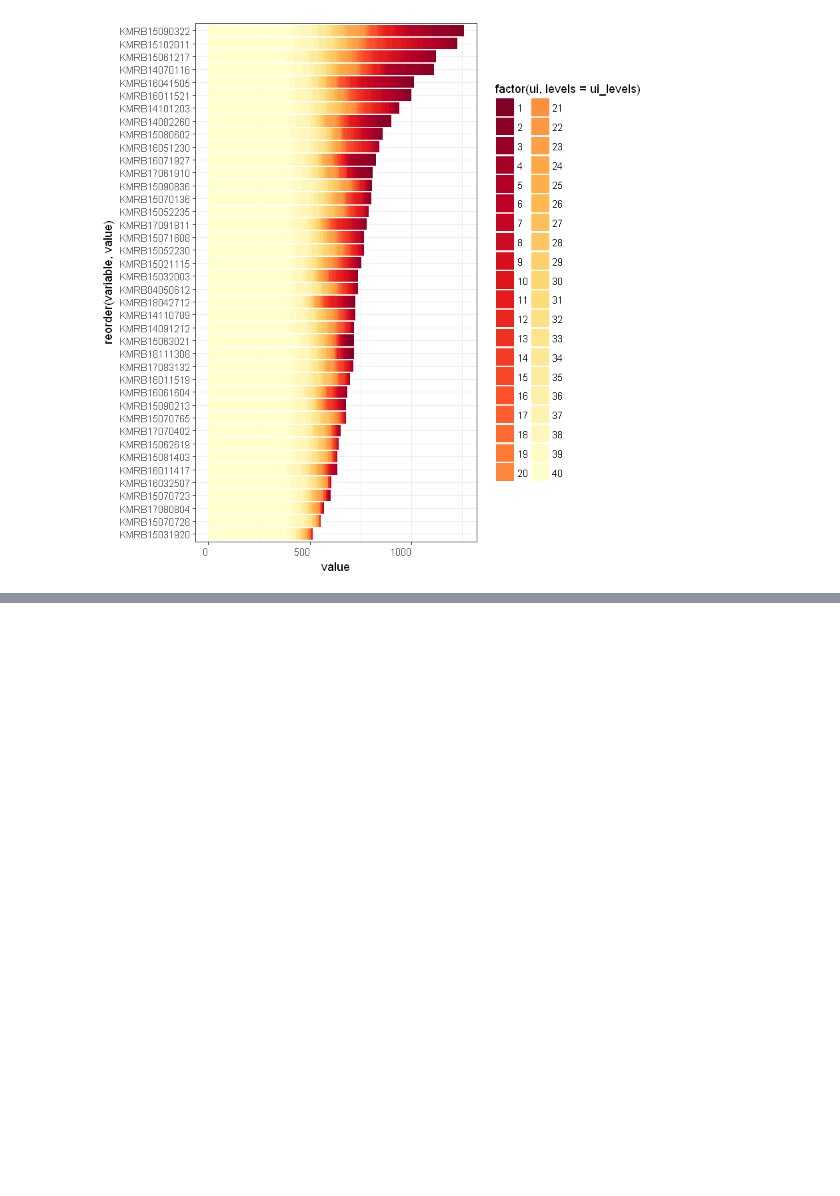
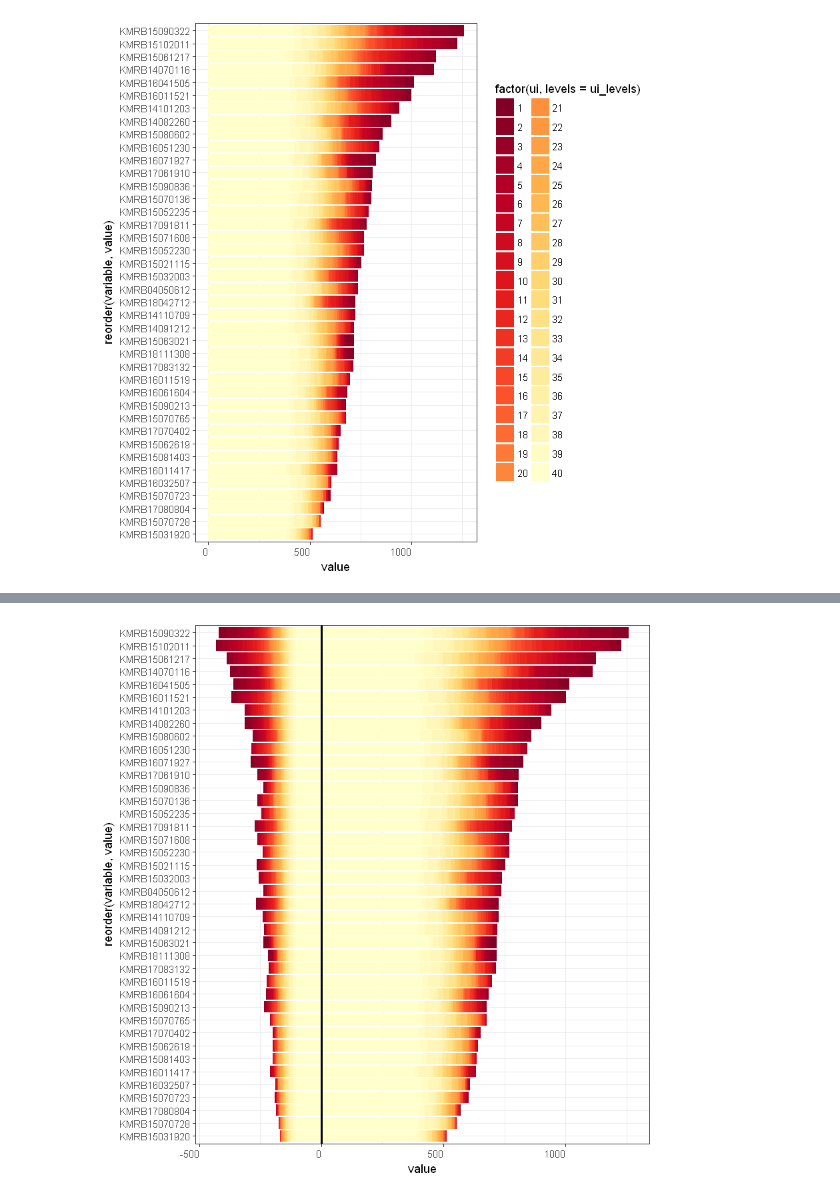
Before and after one commit to KyobinKang/supplementary-Polyporaceae, a Jupyter notebook: MFcount/MF_unique_count.ipynb, the cells around one changed output, grey strips where cells are left out. Cells and saved outputs as stored; diff of their text form; code cells hidden in the pictures; blank space fills up the shorter version.

```diff
--- a/MFcount/MF_unique_count.ipynb
+++ b/MFcount/MF_unique_count.ipynb
@@ -101,0 +102,21 @@ ggplot(ci.count_melt, aes(fill=factor(ui, levels = ui_levels), y=value, x=reorde
+# %%
+# Calculate MF index
+mfi.count <- ci.count
+mfi.count[mfi.count>=1] <- 1
+mfi.count$componentindex <- ci.count$componentindex
+# %%
+mfi.count2 <- cbind(mfi.count, ui)
+mfi.count_melt <- melt(mfi.count2, id.vars=c("componentindex", "ui"))
+# %%
+ggplot()+
+    geom_bar(data=ci.count_melt, aes(fill=factor(ui, levels = ui_levels), y=value, x=reorder(variable, value)), stat="identity") +
+    geom_bar(data=mfi.count_melt, aes(fill=factor(ui, levels = ui_levels), y=-value, x=reorder(variable,value)), stat="identity")+
+    geom_hline(yintercept=0, lwd=1) +
+    scale_fill_manual(values = q1) +
+    theme_bw() +
+    theme(axis.text.x = element_text(vjust = 0.5, hjust=1)) +
+    theme(legend.title = element_blank()) +
+    theme(legend.position = 'none') +
+    coord_flip()
+# %% [output]
+[figure, added]
```
Also changed, not shown: parts of 2 cells of this notebook.
